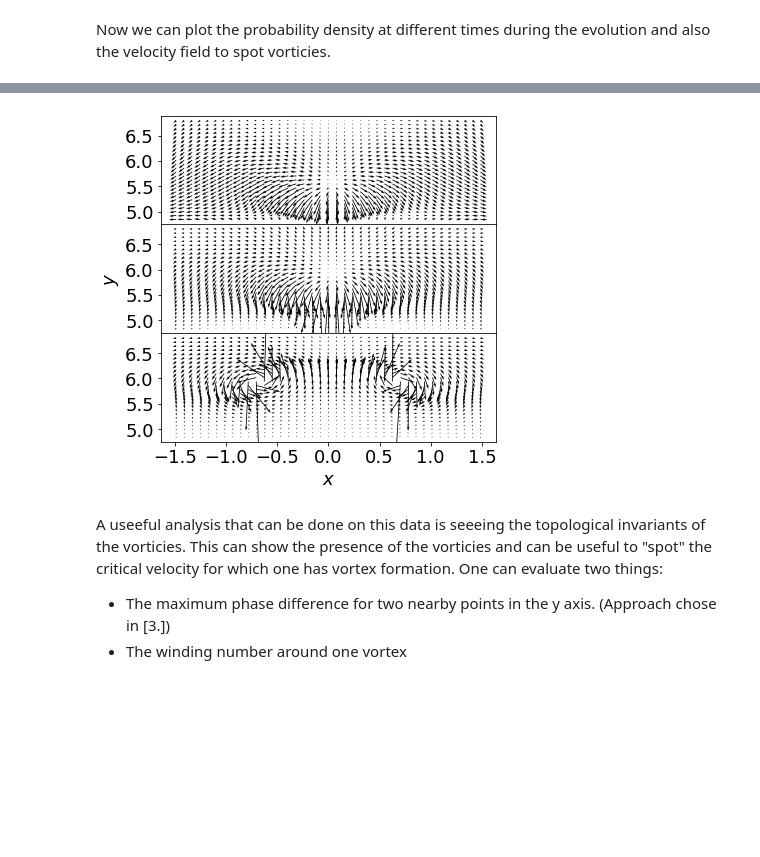
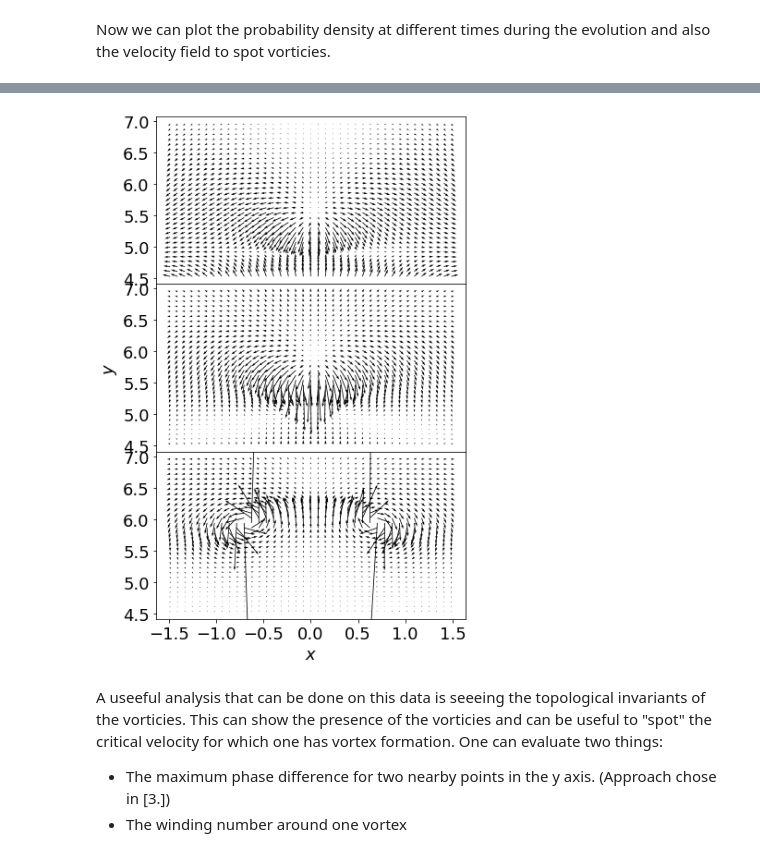
Before and after one commit to mvilucchio/BEC_TSSP, a Jupyter notebook: final_notebook.ipynb, the cells around one changed output, grey strips where cells are left out. Saved outputs shown, nothing was run; the diff lists cells and outputs as text; code cells hidden in the pictures; blank space fills up the shorter version.

```diff
--- a/final_notebook.ipynb
+++ b/final_notebook.ipynb
@@ -475,38 +457,38 @@ def _crop_array_idxs(array, val_min, val_max):
 # %%
 x_max = 1.5
 x_min = -1.5
-y_max = 6.8
-y_min = 4.8
+y_max = 7.0
+y_min = 4.5
 
 idx_x_min, idx_x_max = _crop_array_idxs(X[:, 0], x_min, x_max)
 idx_y_min, idx_y_max = _crop_array_idxs(Y[0, :], y_min, y_max)
 
 X_c = X[idx_x_min: idx_x_max + 1, idx_y_min: idx_y_max + 1]
 Y_c = Y[idx_x_min: idx_x_max + 1, idx_y_min: idx_y_max + 1]
 
 frames = [50, 55, 60]
 
-fig, axes = plt.subplots(3, 1, figsize=(6, 6), sharex=True, gridspec_kw = {'hspace':0})
+fig, axes = plt.subplots(3, 1, figsize=(6, 10), sharex=True, gridspec_kw = {'hspace':0})
 
 for i, frame in enumerate(frames):
     u, v = gp.veloc_2d(psi_t[frame], x_spacing, y_spacing)
 
     u = u[idx_x_min: idx_x_max + 1, idx_y_min: idx_y_max + 1]
     v = v[idx_x_min: idx_x_max + 1, idx_y_min: idx_y_max + 1]
 
     axes[i].quiver(X_c, Y_c, u/500.0, v/500.0, pivot='tail')
 
     for tick in axes[i].xaxis.get_major_ticks():
                     tick.label.set_fontsize(18)
     for tick in axes[i].yaxis.get_major_ticks():
                     tick.label.set_fontsize(18)
 
 axes[2].set_xlabel(r'$x$', fontsize=18)
 axes[1].set_ylabel(r'$y$', fontsize=18)
 
 fig.savefig(imgs_dir + "/formation_vortex.jpeg", dpi=300, format='jpeg')
 # %% [output]
-[figure, old version]
+[figure, new version]
 # %% [markdown]
 A useeful analysis that can be done on this data is seeeing the topological invariants of the vorticies. This can show the presence of the vorticies and can be useful to "spot" the critical velocity for which one has vortex formation.
 One can evaluate two things:
```
Also changed, not shown: parts of 14 cells of this notebook, 8 other files.
